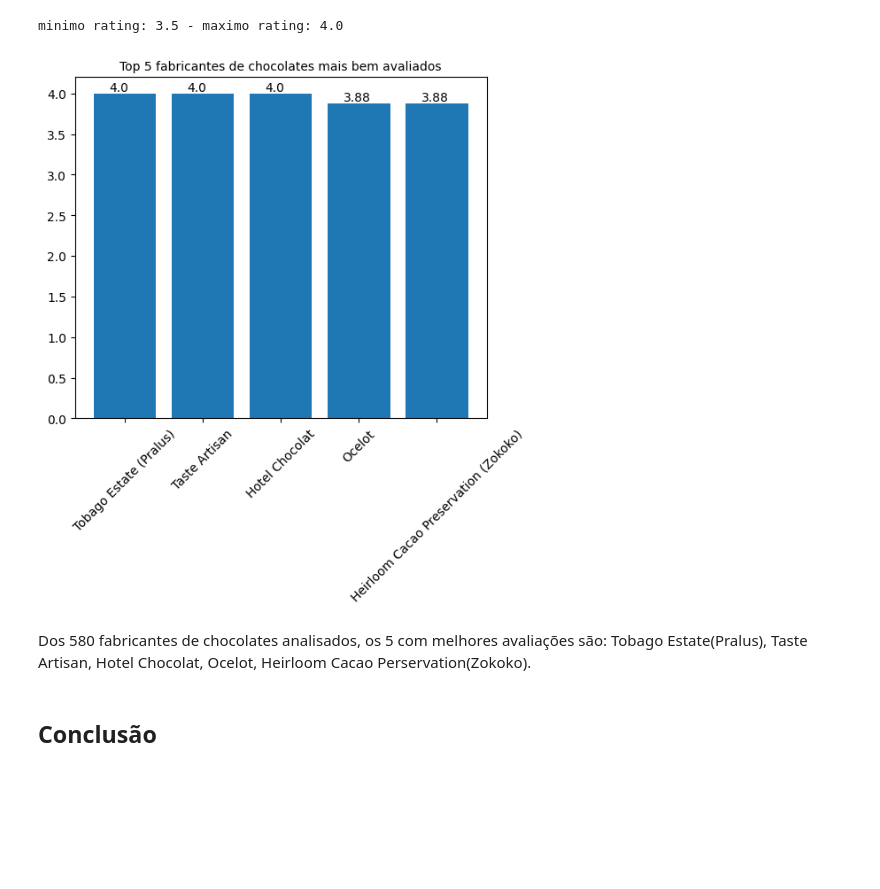
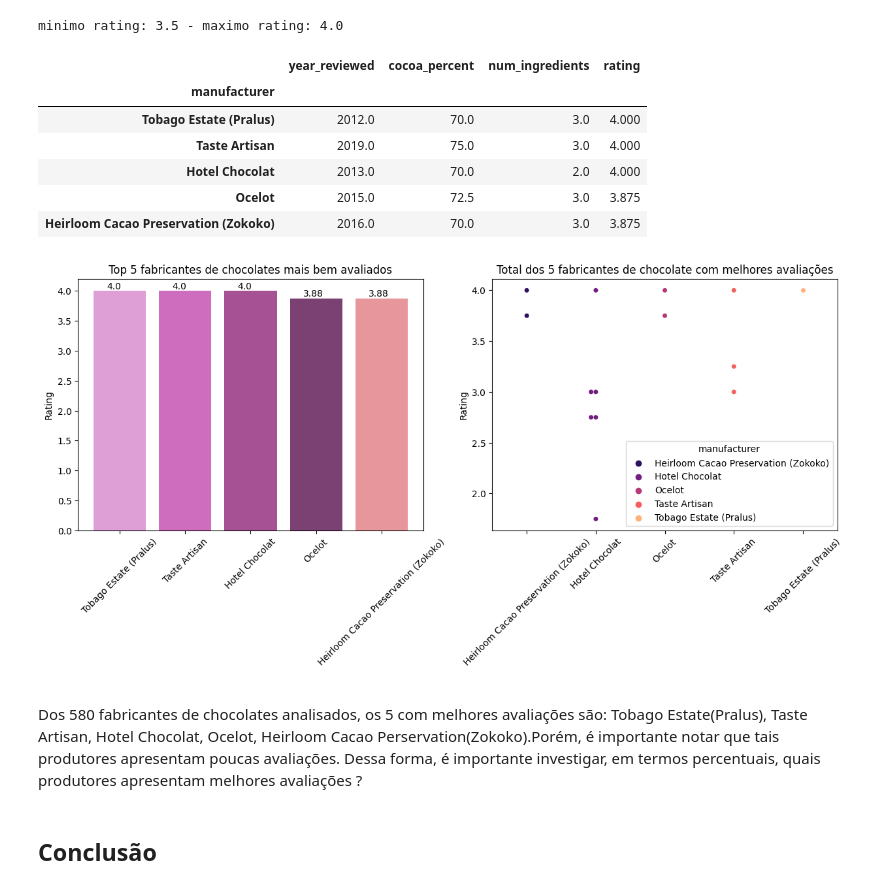
Before and after one commit to talitacgs/ChocolateBar_Analysis, a Jupyter notebook: chocolate_analysis.ipynb, the cells around one changed output. Saved outputs shown, nothing was run; the diff lists cells and outputs as text; code cells hidden in the pictures; blank space fills up the shorter version.

Commit message:
add subplots and colors in bar chart

```diff
--- a/chocolate_analysis.ipynb
+++ b/chocolate_analysis.ipynb
@@ -280,48 +311,77 @@ max_rating2 = df_highly_recommend['rating'].max()
 print(f'minimo rating: {min_rating2} - maximo rating: {max_rating2}')
 # %% [output]
 minimo rating: 3.5 - maximo rating: 4.0
+# %%
+df_manufacturer = df_highly_recommend.groupby("manufacturer").mean(numeric_only=True)
+df_manufacturer_sorted = df_manufacturer.sort_values(by="rating",ascending=False)
+df_manufacturer_sorted.head()
+# %% [output]
+|  | year_reviewed | cocoa_percent | num_ingredients | rating |
+| manufacturer |  |  |  |  |
+| Tobago Estate (Pralus) | 2012.0 | 70.0 | 3.0 | 4.000 |
+| Taste Artisan | 2019.0 | 75.0 | 3.0 | 4.000 |
+| Hotel Chocolat | 2013.0 | 70.0 | 2.0 | 4.000 |
+| Ocelot | 2015.0 | 72.5 | 3.0 | 3.875 |
+| Heirloom Cacao Preservation (Zokoko) | 2016.0 | 70.0 | 3.0 | 3.875 |
 # %%
-df_manufacturer = df_highly_recommend.groupby("manufacturer").mean(numeric_only=True)
-df_manufacturer_sorted = df_manufacturer.sort_values(by="rating",ascending=False)
+fig,axes = plt.subplots(nrows=1,ncols=2,figsize=(15,5))
 
+#Bar Chart
 
 #--------------------------------------------------------------------------------------REFATORAR !!!!!
 j=0
 altura2 = []
 while j < 6:
     for i in df_manufacturer_sorted["rating"]:
        altura2.append(round(i,2))
     j += 1
 
 posicao2 = []
 for i in range(0,5,1):
    posicao2.append(i)
 #--------------------------------------------------------------------------------------
 
-
-plt.figure(figsize=(6, 5))
-
-#--------------------------------------------------------------------------------------MUDAR COR !!!!!
 #plot(x,y)
-plt.bar(df_manufacturer_sorted.index[:5],df_manufacturer_sorted["rating"][:5])
-#--------------------------------------------------------------------------------------
+col_map = plt.get_cmap('tab20b_r')
+axes[0].bar(df_manufacturer_sorted.index[:5],df_manufacturer_sorted["rating"][:5], color=col_map.colors)
 
 #Definindo labels
-plt.xticks(rotation = 45)
+axes[0].set(ylabel="Rating",
+            title="Top 5 fabricantes de chocolates mais bem avaliados")
 
-#Título
-plt.title("Top 5 fabricantes de chocolates mais bem avaliados", fontdict={'fontsize': 10})
+axes[0].set_xticks(ticks = np.arange(5),labels = df_manufacturer_sorted.index[:5],rotation = 45)
 
 #Colocando a quantidade em cada barra -> x=posição, y=altura, s=altura
 for i in range(5):
-   plt.text(x=posicao2[i]-0.2, y=altura2[i]+0.03, s=str(altura2[i]),
+   axes[0].text(x=posicao2[i]-0.2, y=altura2[i]+0.03, s=str(altura2[i]),
            fontsize=10)
 
+#Swarmplot
+
+df_best_manufacturer = df.loc[((df["manufacturer"] == "Tobago Estate (Pralus)")|
+                              (df["manufacturer"] == "Taste Artisan")|
+                              (df["manufacturer"] == "Hotel Chocolat")|
+                              (df["manufacturer"] == "Ocelot")|
+                              (df["manufacturer"] == "Heirloom Cacao Preservation (Zokoko)"))]
+
+df_best_manufacturer = df_best_manufacturer.sort_values(by="rating",ascending=False)
+
+#plot(x,y)
+sns.swarmplot(x="manufacturer", y="rating",hue="manufacturer", palette="magma", data=df_best_manufacturer, ax=axes[1]);
+
+#Definindo labels
+axes[1].set(xlabel = " ",
+            ylabel="Rating",
+            title="Total dos 5 fabricantes de chocolate com melhores avaliações")
+
+axes[1].set_xticks(ticks = np.arange(5),labels = df_best_manufacturer["manufacturer"].unique(),rotation = 45)
+
+
 plt.show()
 # %% [output]
-[figure, old version]
+[figure, new version]
 # %% [markdown]
-Dos 580 fabricantes de chocolates analisados, os 5 com melhores avaliações são: Tobago Estate(Pralus), Taste Artisan, Hotel Chocolat, Ocelot, Heirloom Cacao Perservation(Zokoko).
+Dos 580 fabricantes de chocolates analisados, os 5 com melhores avaliações são: Tobago Estate(Pralus), Taste Artisan, Hotel Chocolat, Ocelot, Heirloom Cacao Perservation(Zokoko).Porém, é importante notar que tais produtores apresentam poucas avaliações. Dessa forma, é importante investigar, em termos percentuais, quais produtores apresentam melhores avaliações ?
 # %% [markdown]
 ## Conclusão
 # %% [markdown]
```
Also changed, not shown: parts of 6 cells of this notebook.
